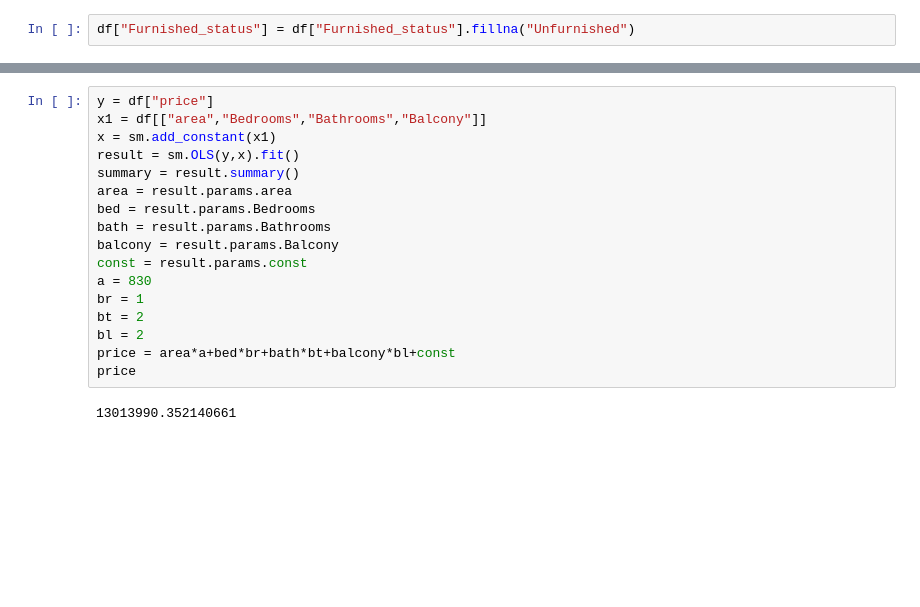
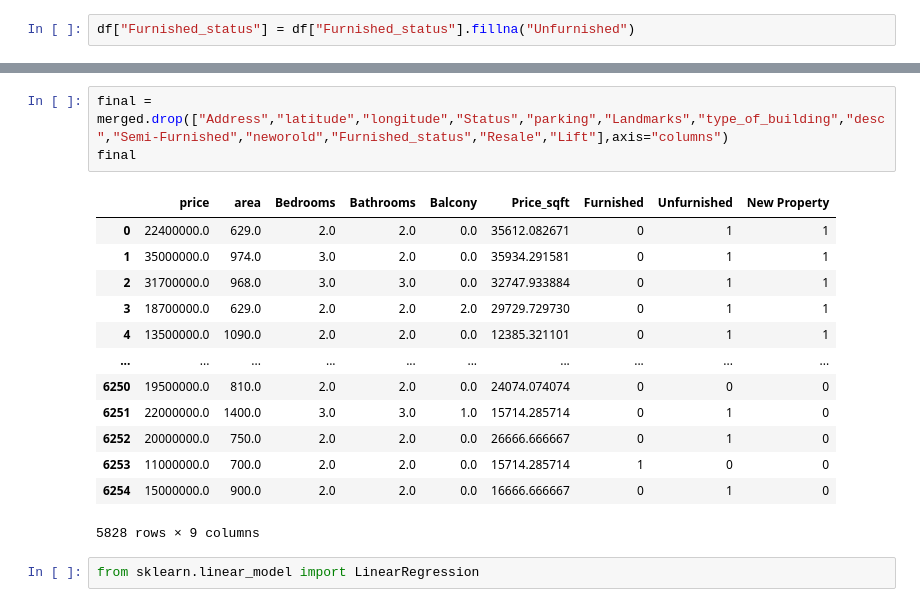
Before and after one commit to ashishyadav2/Java-Python, a Jupyter notebook: Python/Data Science/house_prediction.ipynb, the cells around one changed output, grey strips where cells are left out. Cells and saved outputs as stored; diff of their text form; blank space fills up the shorter version.

```diff
--- a/Python/Data Science/house_prediction.ipynb
+++ b/Python/Data Science/house_prediction.ipynb
@@ -82,19 +114,19 @@ df["Furnished_status"] = df["Furnished_status"].fillna("Unfurnished")
+# %%
+final = merged.drop(["Address","latitude","longitude","Status","parking","Landmarks","type_of_building","desc","Semi-Furnished","neworold","Furnished_status","Resale","Lift"],axis="columns")
+final
+# %% [output]
+|  | price | area | Bedrooms | Bathrooms | Balcony | Price_sqft | Furnished | Unfurnished | New Property |
+| 0 | 22400000.0 | 629.0 | 2.0 | 2.0 | 0.0 | 35612.082671 | 0 | 1 | 1 |
+| 1 | 35000000.0 | 974.0 | 3.0 | 2.0 | 0.0 | 35934.291581 | 0 | 1 | 1 |
+| 2 | 31700000.0 | 968.0 | 3.0 | 3.0 | 0.0 | 32747.933884 | 0 | 1 | 1 |
+| 3 | 18700000.0 | 629.0 | 2.0 | 2.0 | 2.0 | 29729.729730 | 0 | 1 | 1 |
+| 4 | 13500000.0 | 1090.0 | 2.0 | 2.0 | 0.0 | 12385.321101 | 0 | 1 | 1 |
+| ... | ... | ... | ... | ... | ... | ... | ... | ... | ... |
+| 6250 | 19500000.0 | 810.0 | 2.0 | 2.0 | 0.0 | 24074.074074 | 0 | 0 | 0 |
+| 6251 | 22000000.0 | 1400.0 | 3.0 | 3.0 | 1.0 | 15714.285714 | 0 | 1 | 0 |
+| 6252 | 20000000.0 | 750.0 | 2.0 | 2.0 | 0.0 | 26666.666667 | 0 | 1 | 0 |
+| 6253 | 11000000.0 | 700.0 | 2.0 | 2.0 | 0.0 | 15714.285714 | 1 | 0 | 0 |
+| 6254 | 15000000.0 | 900.0 | 2.0 | 2.0 | 0.0 | 16666.666667 | 0 | 1 | 0 |
+5828 rows × 9 columns
 # %%
-y = df["price"]
-x1 = df[["area","Bedrooms","Bathrooms","Balcony"]]
-x = sm.add_constant(x1)
-result = sm.OLS(y,x).fit()
-summary = result.summary()
-area = result.params.area
-bed = result.params.Bedrooms
-bath = result.params.Bathrooms
-balcony = result.params.Balcony
-const = result.params.const
-a = 830
-br = 1
-bt = 2
-bl = 2
-price = area*a+bed*br+bath*bt+balcony*bl+const
-price
+from sklearn.linear_model import LinearRegression
-# %% [output]
-13013990.352140661
```
Also changed, not shown: parts of 8 cells of this notebook, 3 other files.
